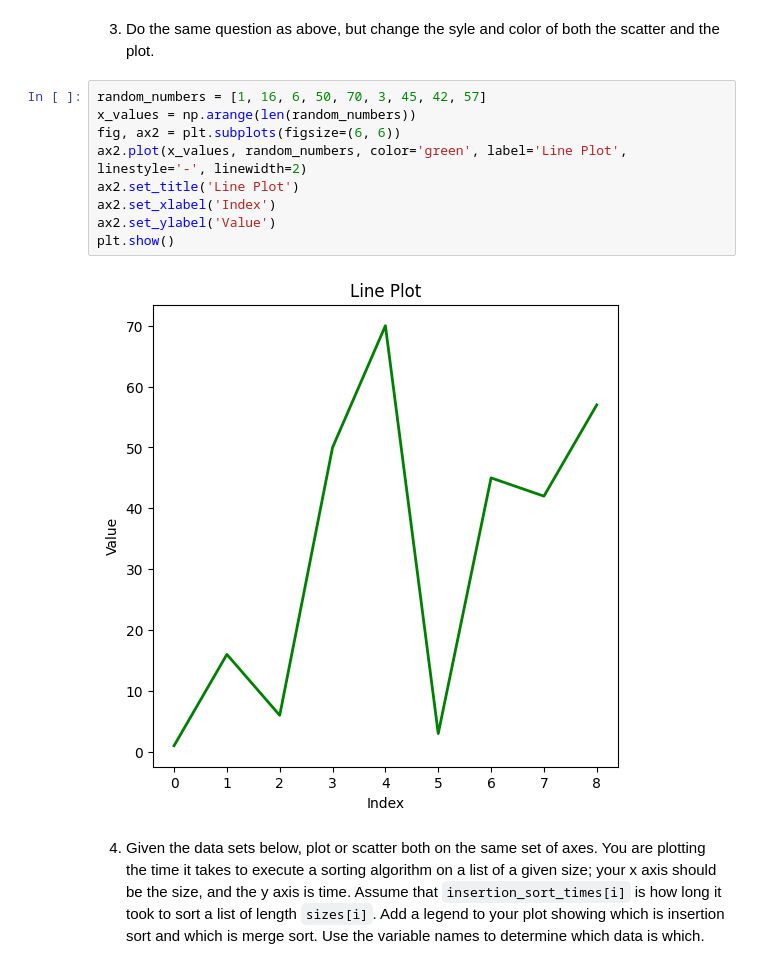
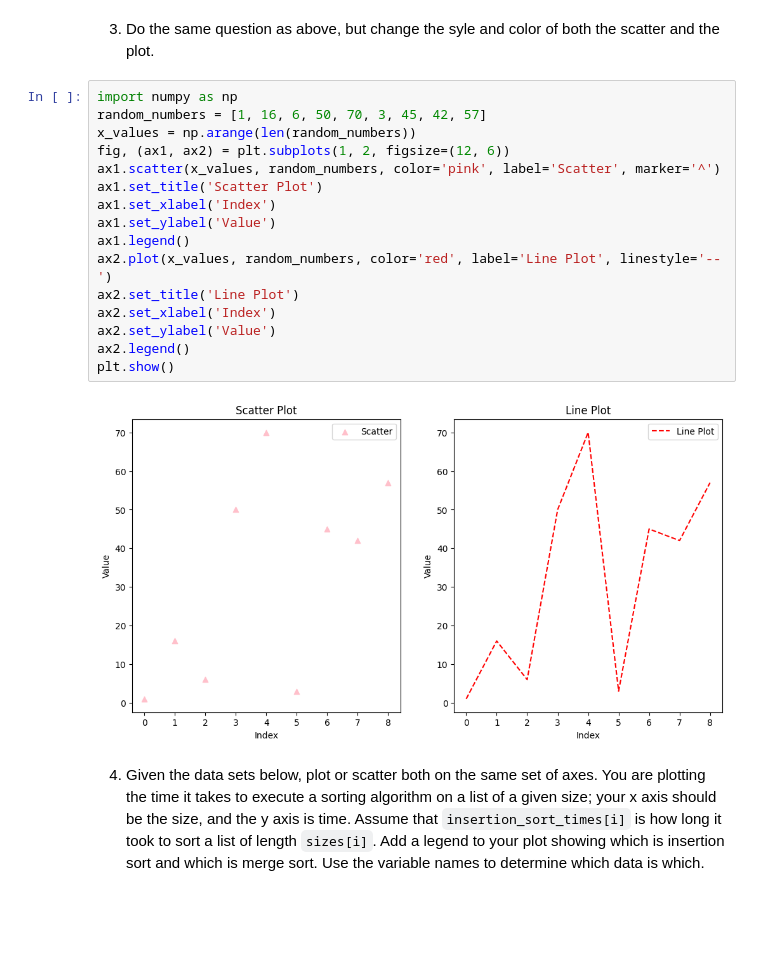
Before and after one commit to ceradrake/pyplot, a Jupyter notebook: pyplot.ipynb, the cells around one changed output. Saved outputs shown, nothing was run; the diff lists cells and outputs as text; blank space fills up the shorter version.

```diff
--- a/pyplot.ipynb
+++ b/pyplot.ipynb
@@ -55,16 +55,23 @@ plt.show()
 # %% [markdown]
 3. Do the same question as above, but change the syle and color of both the scatter and the plot.
 # %%
+import numpy as np
 random_numbers = [1, 16, 6, 50, 70, 3, 45, 42, 57]
 x_values = np.arange(len(random_numbers))
-fig, ax2 = plt.subplots(figsize=(6, 6))
-ax2.plot(x_values, random_numbers, color='green', label='Line Plot', linestyle='-', linewidth=2)
+fig, (ax1, ax2) = plt.subplots(1, 2, figsize=(12, 6))
+ax1.scatter(x_values, random_numbers, color='pink', label='Scatter', marker='^')
+ax1.set_title('Scatter Plot')
+ax1.set_xlabel('Index')
+ax1.set_ylabel('Value')
+ax1.legend()
+ax2.plot(x_values, random_numbers, color='red', label='Line Plot', linestyle='--')
 ax2.set_title('Line Plot')
 ax2.set_xlabel('Index')
 ax2.set_ylabel('Value')
+ax2.legend()
 plt.show()
 # %% [output]
-[figure, old version]
+[figure, new version]
 # %% [markdown]
 4. Given the data sets below, plot or scatter both on the same set of axes.  You are plotting the time it takes to execute a sorting algorithm on a list of a given size; your x axis should be the size, and the y axis is time.  Assume that `insertion_sort_times[i]` is how long it took to sort a list of length `sizes[i]`.  Add a legend to your plot showing which is insertion sort and which is merge sort.  Use the variable names to determine which data is which.
 # %%
```
